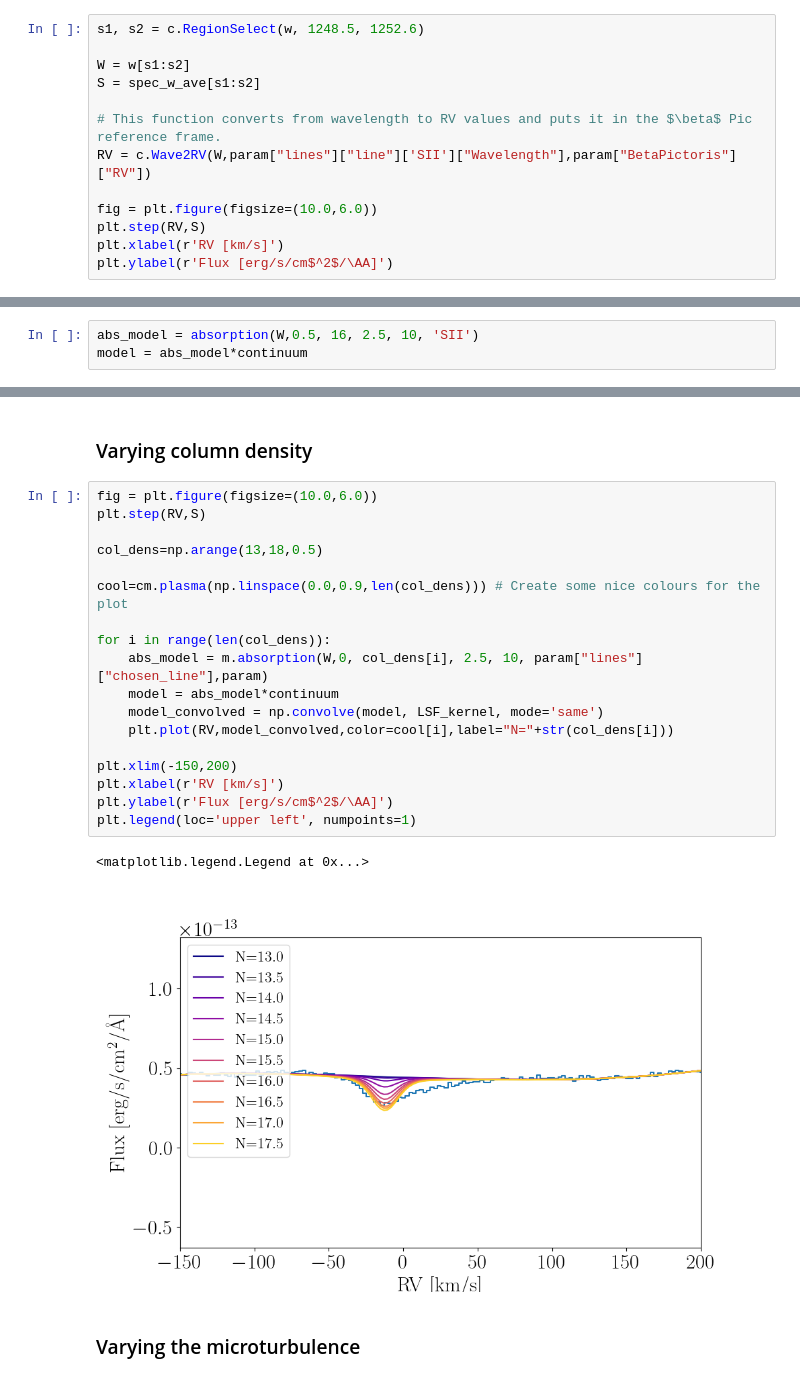
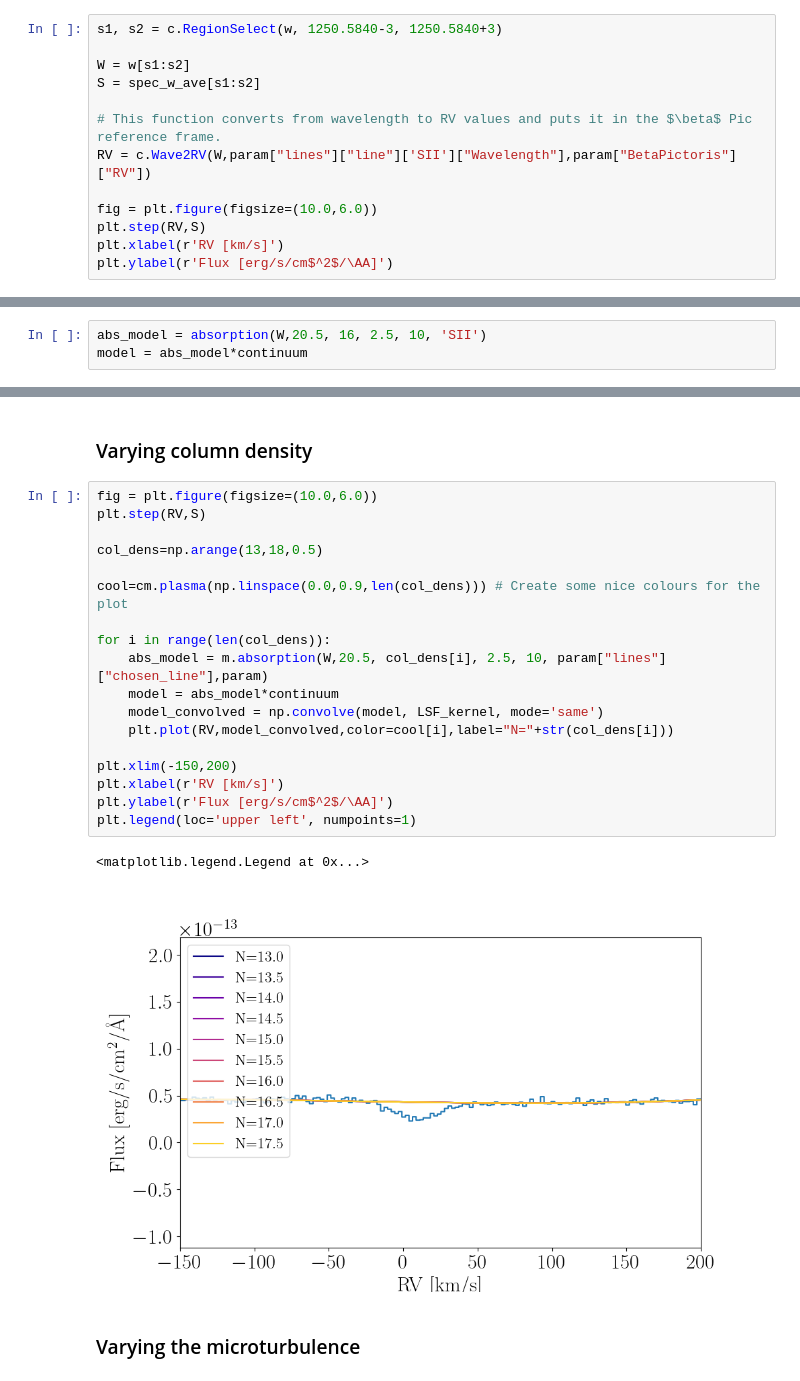
Before and after one commit to bdrdavies/exocomets, a Jupyter notebook: notebooks/column_density.ipynb, the cells around one changed output, grey strips where cells are left out. Saved outputs shown, nothing was run; the diff lists cells and outputs as text.

```diff
--- a/notebooks/column_density.ipynb
+++ b/notebooks/column_density.ipynb
@@ -113,7 +113,7 @@ We see that the master spectrum is a lot less noisy compared to the spectrum tak
 
 We next select a region centered on the SII line at 1250.5840 Å. To speed up calculations we only deal with the region of interest, cutting away the rest of the data.
 # %%
-s1, s2 = c.RegionSelect(w, 1248.5, 1252.6)
+s1, s2 = c.RegionSelect(w, 1250.5840-3, 1250.5840+3)
 
 W = w[s1:s2]
 S = spec_w_ave[s1:s2]
@@ -183,7 +183,7 @@ continuum=np.polyval(polynomial_coeff,W)
 # %% [markdown]
 We create a model of the absorption. 20.5 km/s (system speed of beta pic)
 # %%
-abs_model = absorption(W,0.5, 16, 2.5, 10, 'SII')
+abs_model = absorption(W,20.5, 16, 2.5, 10, 'SII')
 model = abs_model*continuum
 # %%
 #%matplotlib widget
@@ -291,24 +291,24 @@ plt.legend(loc='upper left', numpoints=1)
 # %%
 fig = plt.figure(figsize=(10.0,6.0))
 plt.step(RV,S)
 
 col_dens=np.arange(13,18,0.5)
 
 cool=cm.plasma(np.linspace(0.0,0.9,len(col_dens))) # Create some nice colours for the plot
 
 for i in range(len(col_dens)):
-    abs_model = m.absorption(W,0, col_dens[i], 2.5, 10, param["lines"]["chosen_line"],param)
+    abs_model = m.absorption(W,20.5, col_dens[i], 2.5, 10, param["lines"]["chosen_line"],param)
     model = abs_model*continuum
     model_convolved = np.convolve(model, LSF_kernel, mode='same')
     plt.plot(RV,model_convolved,color=cool[i],label="N="+str(col_dens[i]))
 
 plt.xlim(-150,200)
 plt.xlabel(r'RV [km/s]')
 plt.ylabel(r'Flux [erg/s/cm$^2$/\AA]')
 plt.legend(loc='upper left', numpoints=1)
 # %% [output]
 <matplotlib.legend.Legend at 0x...>
-[figure, old version]
+[figure, new version]
 # %% [markdown]
 ### Varying the microturbulence
 # %%
```
Also changed, not shown: parts of 6 cells of this notebook, 4 other files.
